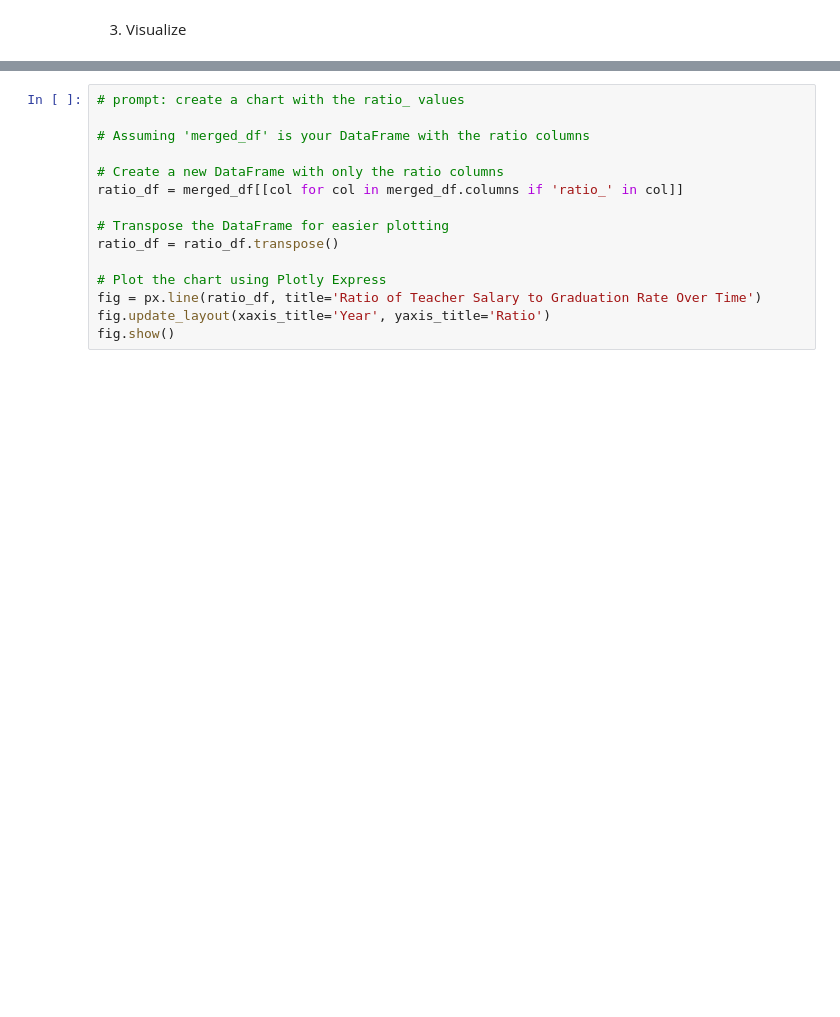
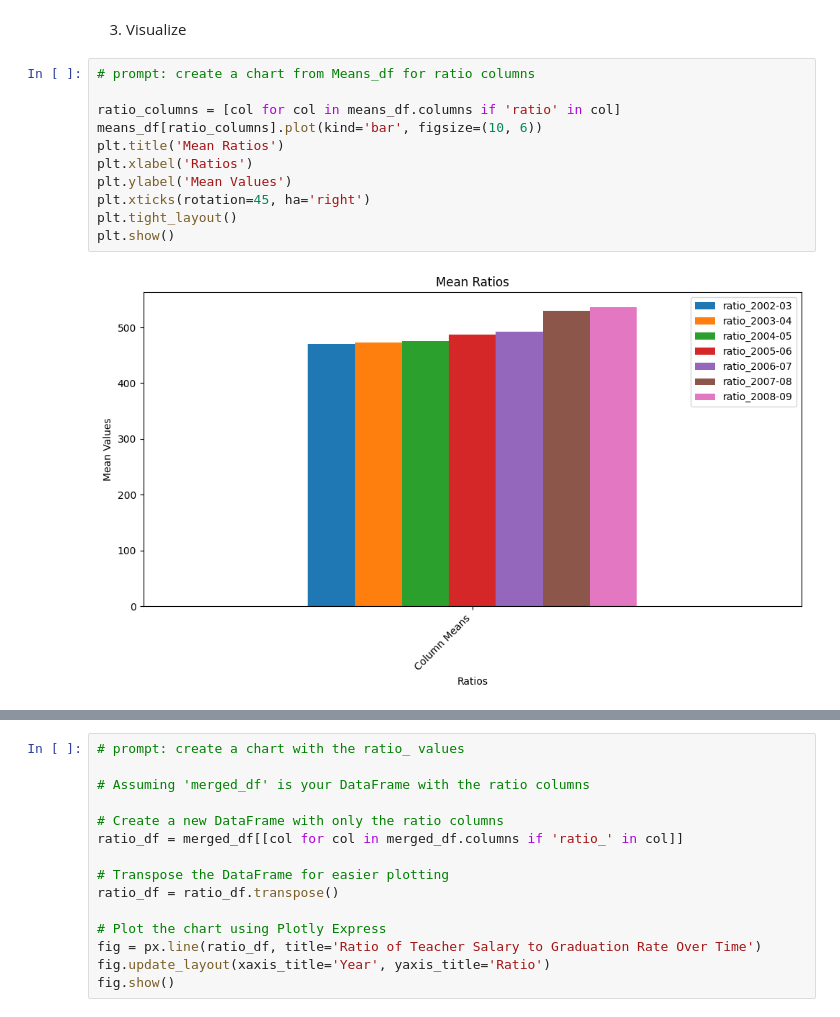
Before and after one commit to thompson-andrea-rene/KY_Grad, a Jupyter notebook: notebook.ipynb, the cells around one changed output, grey strips where cells are left out. Drawn from its saved outputs; the diff is of its cells as text; blank space fills up the shorter version.

Commit message:
added first charts

```diff
--- a/notebook.ipynb
+++ b/notebook.ipynb
@@ -202,3 +202,16 @@ means_df.head()
 1 rows × 21 columns
 # %% [markdown]
 3. Visualize
+# %%
+# prompt: create a chart from Means_df for ratio columns
+
+ratio_columns = [col for col in means_df.columns if 'ratio' in col]
+means_df[ratio_columns].plot(kind='bar', figsize=(10, 6))
+plt.title('Mean Ratios')
+plt.xlabel('Ratios')
+plt.ylabel('Mean Values')
+plt.xticks(rotation=45, ha='right')
+plt.tight_layout()
+plt.show()
+# %% [output]
+[figure, added]
```
Also changed, not shown: parts of 1 cell of this notebook.
